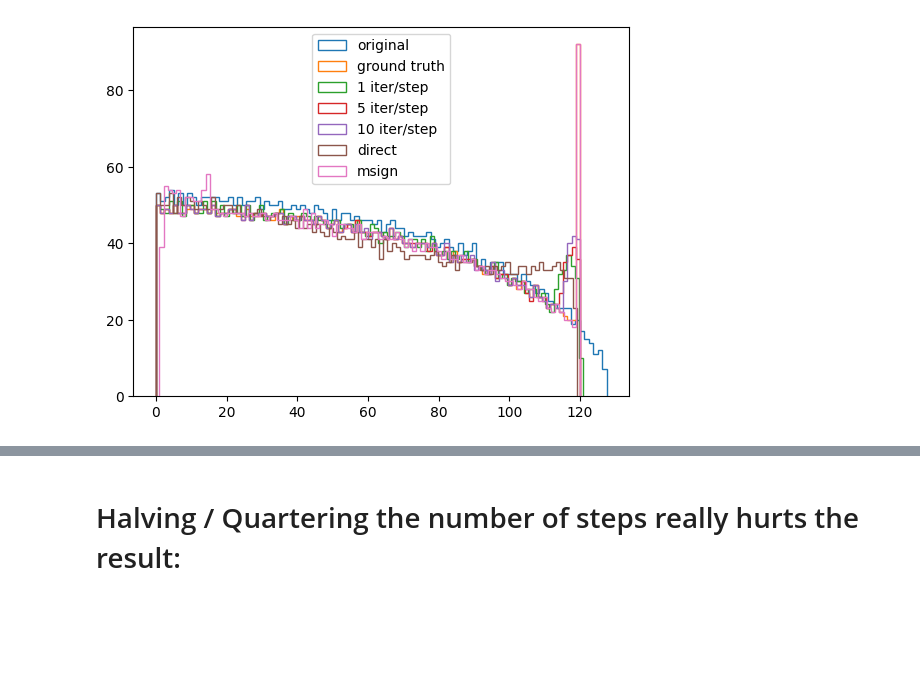
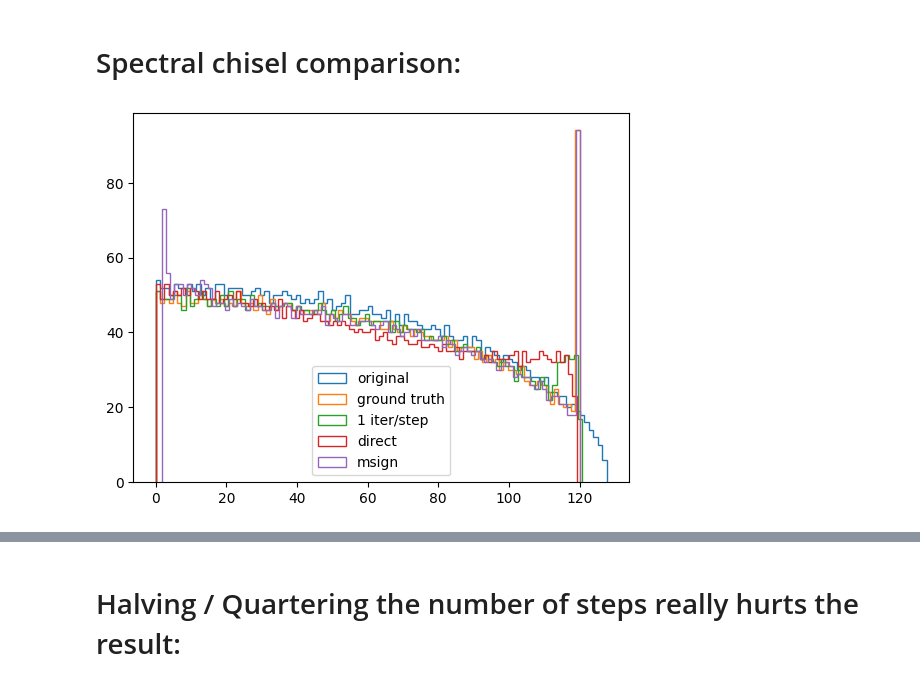
Before and after one commit to EIFY/spectral-chisel, a Jupyter notebook: test.ipynb, the cells around one changed output, grey strips where cells are left out. Saved outputs shown, nothing was run; the diff lists cells and outputs as text; code cells hidden in the pictures; blank space fills up the shorter version.

Commit message:
direct hardcapping visual, softcapping test

```diff
--- a/test.ipynb
+++ b/test.ipynb
@@ -8,0 +36,23 @@ mat = torch.normal(0, 1, (n, m)).cuda()
+# %%
+plt.rcParams['text.usetex'] = True
+
+d = {}
+
+with torch.no_grad():
+    U, S, Vh = torch.linalg.svd(mat)
+    original = S.cpu()
+
+    ground_truth = torch.clamp(S, max=cap).cpu()
+    # mat_capped = U @ torch.diag(S_capped) @ Vh
+    for alpha in [0.2, 0.1]:
+        mat_capped = cap * spectral_chisel._soft_cap(mat / cap, alpha)
+        d[alpha] = torch.linalg.svdvals(mat_capped).cpu()
+
+plt.hist(original, bins=100, histtype='step', label='original')
+plt.hist(ground_truth, bins=100, histtype='step', label='ground truth')
+
+for alpha, s in d.items():
+    plt.hist(s, bins=100, histtype='step', label=r'$\alpha =' + str(alpha) + '$')
+
+plt.legend()
+plt.show()
@@ -9,40 +61,34 @@ mat = torch.normal(0, 1, (n, m)).cuda()
+# %% [markdown]
+# Spectral chisel comparison:
 # %%
-import matplotlib.pyplot as plt
+plt.rcParams['text.usetex'] = False
 
-cap = 120
 d = {}
 
 with torch.no_grad():
-    U, S, Vh = torch.linalg.svd(mat)
-    original = S.cpu()
-
-    ground_truth = torch.clamp(S, max=cap).cpu()
-    # mat_capped = U @ torch.diag(S_capped) @ Vh
-
     mat_capped = spectral_chisel.direct_hard_cap(mat, cap)
     direct = torch.linalg.svdvals(mat_capped).cpu()
 
     mat_capped = spectral_chisel.msign_hard_cap(mat, cap)
     msign = torch.linalg.svdvals(mat_capped).cpu()
 
     for i in [1,5,10]:
         hammered = torch.clone(mat)
         sc = spectral_chisel.SpectralChisel(hammered)
         hammered = sc.hammer(hammered, s_max=cap, steps=n, iter_per_step=i)
         d[i] = torch.linalg.svdvals(hammered).cpu()
 
 # Marchenko-Pastur distribution for large n, m:
 # https://en.wikipedia.org/wiki/Marchenko%E2%80%93Pastur_distribution
 plt.hist(original, bins=100, histtype='step', label='original')
 plt.hist(ground_truth, bins=100, histtype='step', label='ground truth')
 
-for i, s in d.items():
-    plt.hist(s, bins=100, histtype='step', label=f'{i} iter/step')
+plt.hist(d[1], bins=100, histtype='step', label=f'1 iter/step')
 
 plt.hist(direct, bins=100, histtype='step', label='direct')
 plt.hist(msign, bins=100, histtype='step', label='msign')
 
 plt.legend()
 plt.show()
 # %% [output]
-[figure, old version]
+[figure, new version]
```
Also changed, not shown: parts of 11 cells of this notebook.
